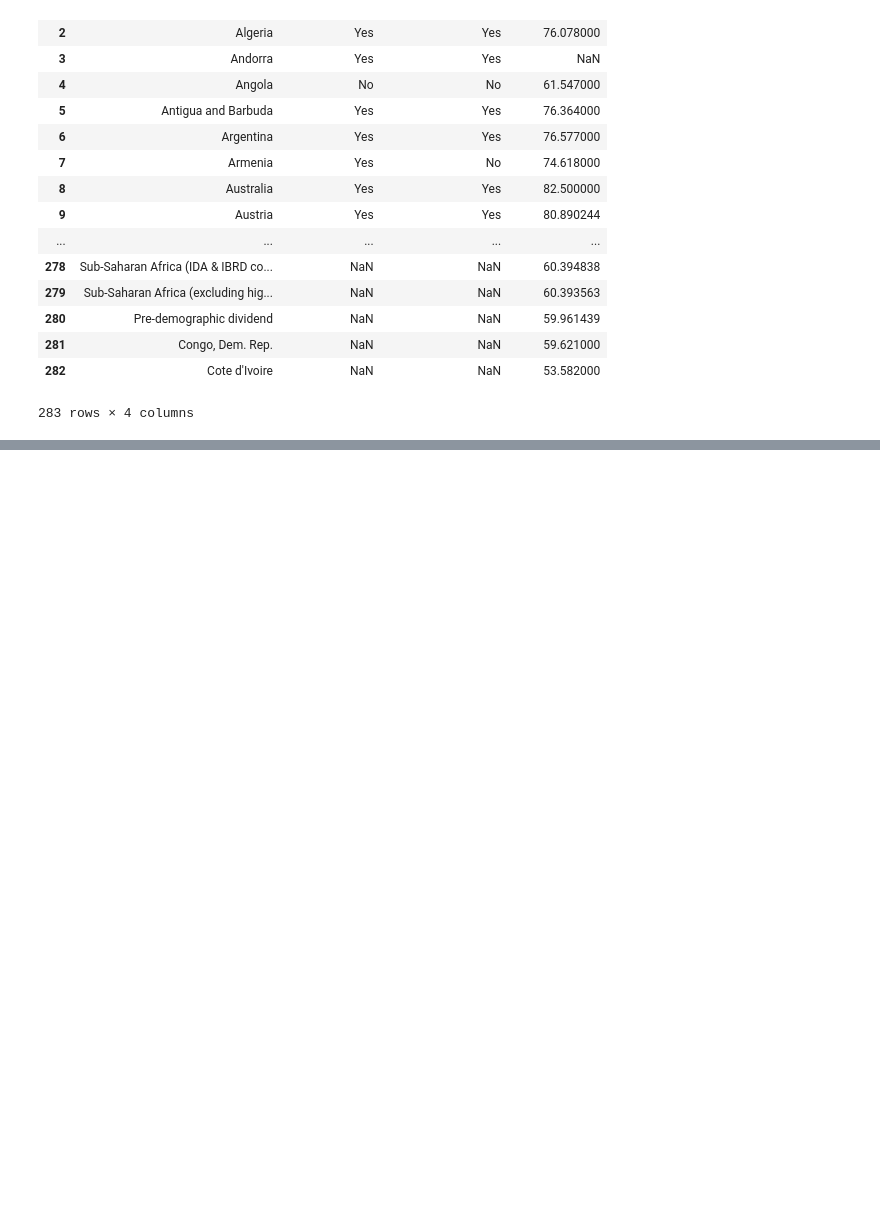
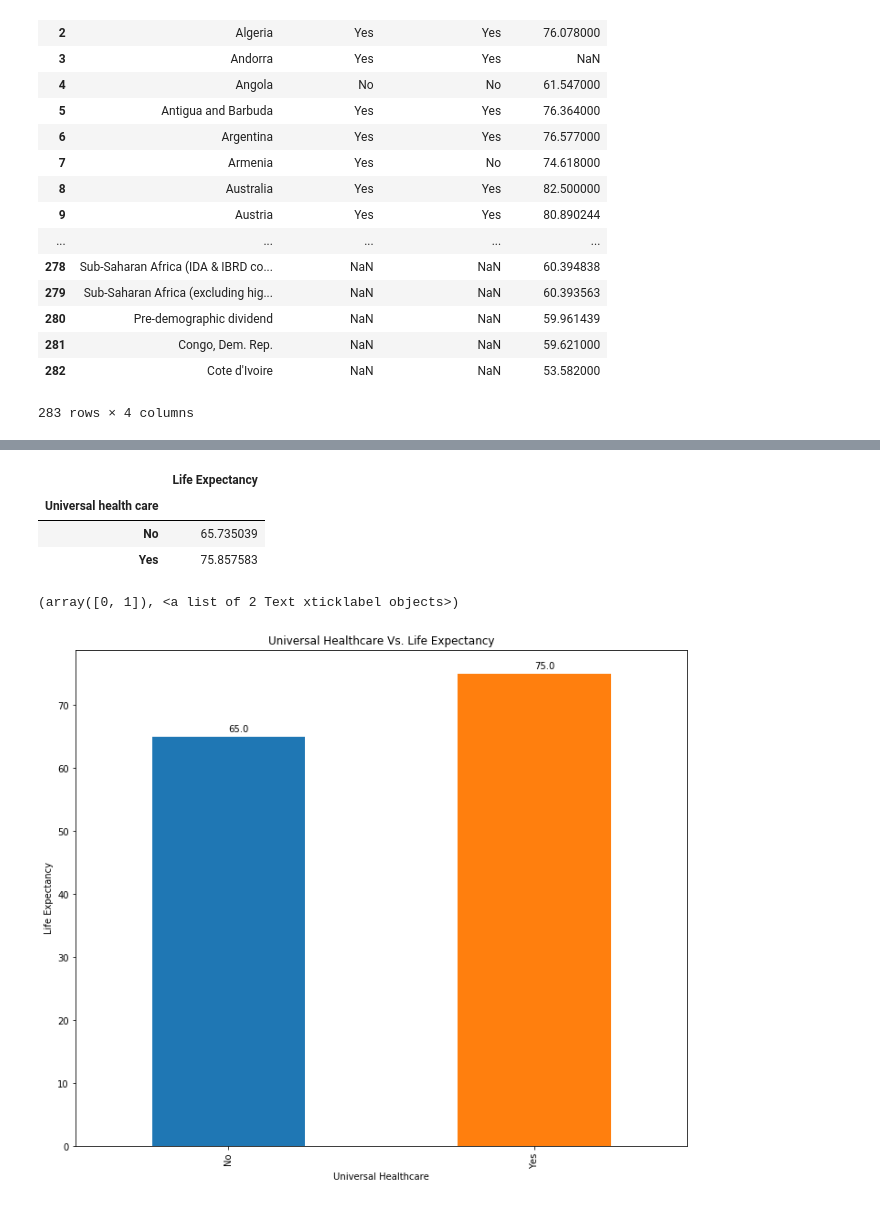
Before and after one commit to rdhaliwal96/group_collaboration, a Jupyter notebook: christine/country_population_analysis_cton.ipynb, the cells around one changed output, grey strips where cells are left out. Drawn from its saved outputs; the diff is of its cells as text; code cells hidden in the pictures; blank space fills up the shorter version.

```diff
--- a/christine/country_population_analysis_cton.ipynb
+++ b/christine/country_population_analysis_cton.ipynb
@@ -367,0 +506,65 @@ country_healthcare
+# %%
+universal_healthcare = country_healthcare.groupby('Universal health care').agg({'Life Expectancy':'mean'})
+universal_healthcare
+# %% [output]
+|  | Life Expectancy |
+| Universal health care |  |
+| No | 65.735039 |
+| Yes | 75.857583 |
+# %%
+# Bring some raw data.
+frequencies = [65, 75]
+
+# In my original code I create a series and run on that,
+# so for consistency I create a series from the list.
+freq_series = pd.Series.from_array(frequencies)
+
+x_labels = ['No', 'Yes']
+
+# Plot the figure.
+plt.figure(figsize=(12, 10))
+ax = freq_series.plot(kind='bar')
+ax.set_title('Universal Healthcare Vs. Life Expectancy')
+ax.set_xlabel('Universal Healthcare')
+ax.set_ylabel('Life Expectancy')
+ax.set_xticklabels(x_labels)
+
+rects = ax.patches
+
+# For each bar: Place a label
+for rect in rects:
+    # Get X and Y placement of label from rect.
+    y_value = rect.get_height()
+    x_value = rect.get_x() + rect.get_width() /2
+
+    # Number of points between bar and label. Change to your liking.
+    #space = 5
+    # Vertical alignment for positive values
+    #va = 'bottom'
+
+    # If value of bar is negative: Place label below bar
+    if y_value < 0:
+        # Invert space to place label below
+        space *= -1
+        # Vertically align label at top
+       # va = 'top'
+
+    # Use Y value as label and format number with one decimal place
+    label = "{:.1f}".format(y_value)
+
+    # Create annotation
+    plt.annotate(
+        label,                      # Use `label` as label
+        (x_value, y_value),         # Place label at end of the bar
+        xytext=(0, space),          # Vertically shift label by `space`
+        textcoords="offset points", # Interpret `xytext` as offset in points
+        ha='left',                # Horizontally center label
+        )                      # Vertically align label differently for
+                                    # positive and negative values.
+
+plt.xticks(rotation=90)
+#va=va
+#plt.savefig("image.png")
+# %% [output]
+(array([0, 1]), <a list of 2 Text xticklabel objects>)
+[figure, added]
```
Also changed, not shown: parts of 11 cells of this notebook.
